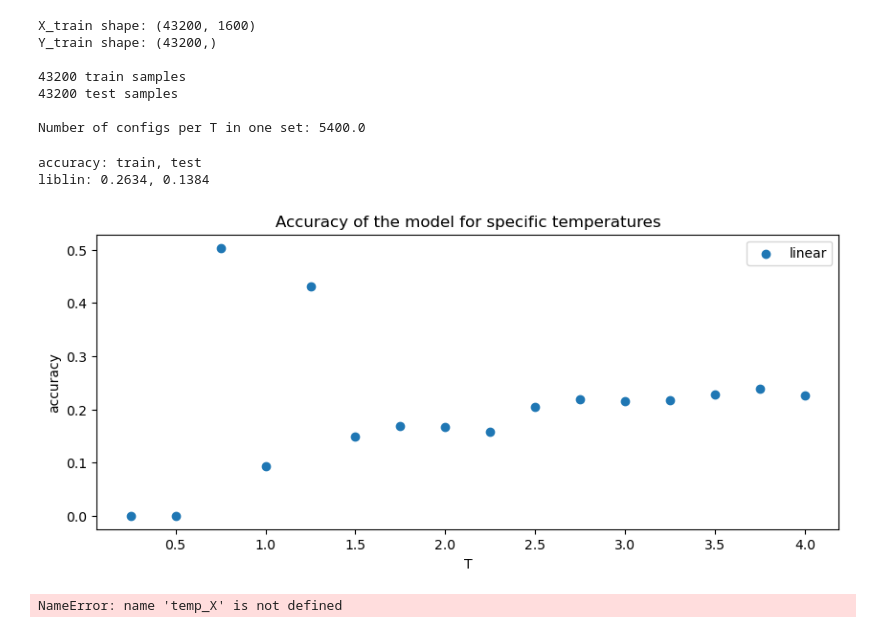
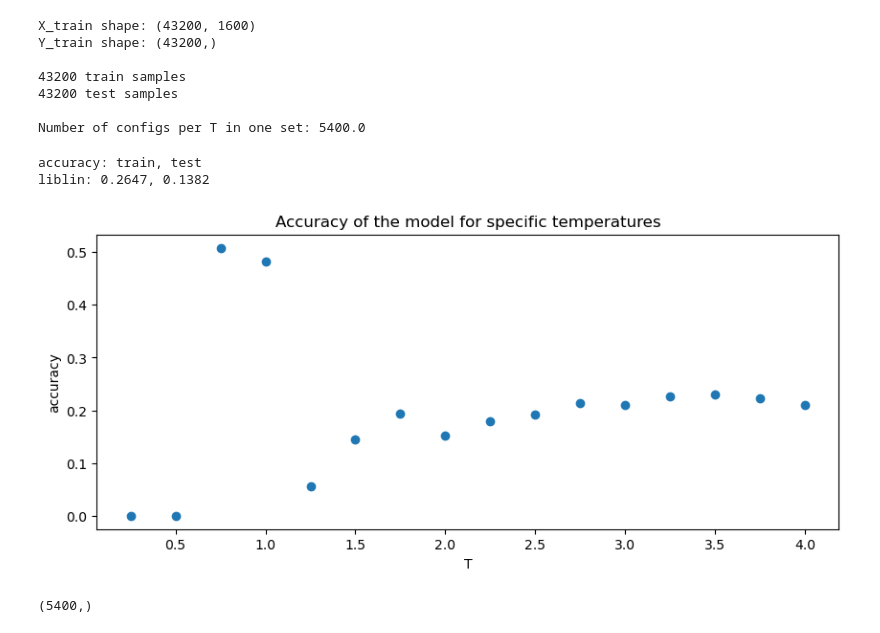
Before and after one commit to MoLydia/MachineLearningOfIsing, a Jupyter notebook: IsingModelSub.ipynb, the cells around one changed output. Saved outputs shown, nothing was run; the diff lists cells and outputs as text; code cells hidden in the pictures.

```diff
--- a/IsingModelSub.ipynb
+++ b/IsingModelSub.ipynb
@@ -762,40 +770,22 @@ test_accuracy_SGD=np.zeros(lmbdas.shape,np.float64)
 # %%
-# loop over regularisation strength
-for i,lmbda in enumerate(lmbdas):
-
-    # define logistic regressor
-    logreg=linear_model.LogisticRegression(C=1.0/1.0,random_state=1,verbose=0,max_iter=1000,tol=1E-5,
+# define logistic regressor
+logreg=linear_model.LogisticRegression(C=1.0/lmbdas,random_state=1,verbose=0,max_iter=1000,tol=1E-5,
                                            solver='liblinear')
 
-    # fit training data
-    logreg.fit(X_train, Y_train)
+# fit training data
+logreg.fit(X_train, Y_train)
 
-    # check accuracy
-    train_accuracy[i]=logreg.score(X_train,Y_train)
-    test_accuracy[i]=logreg.score(X_test,Y_test)
+# check accuracy
+train_accuracy=logreg.score(X_train,Y_train)
+test_accuracy=logreg.score(X_test,Y_test)
 
 
 
-    print('accuracy: train, test')
-    print('liblin: %0.4f, %0.4f' %(train_accuracy[i],test_accuracy[i] ))
-
-    # define SGD-based logistic regression
-    #logreg_SGD = linear_model.SGDClassifier(loss='log_loss', penalty='l2', alpha=lmbda, max_iter=500,
-    #                                       shuffle=True, random_state=1, learning_rate='optimal')
-
-    # fit training data
-    #logreg_SGD.fit(X_train,Y_train)
-
-    # check accuracy
-    #train_accuracy_SGD[i]=logreg_SGD.score(X_train,Y_train)
-    #test_accuracy_SGD[i]=logreg_SGD.score(X_test,Y_test)
-
-    #print('SGD: %0.4f, %0.4f' %(train_accuracy_SGD[i],test_accuracy_SGD[i] ))
-
-    #print(f'finished computing %i/{len(lmbdas)} iterations' %(i+1))
+print('accuracy: train, test')
+print('liblin: %0.4f, %0.4f' %(train_accuracy,test_accuracy))
 # %% [output]
 accuracy: train, test
-liblin: 0.2634, 0.1384
+liblin: 0.2647, 0.1382
 # %%
 X_T=np.concatenate((ordered_X,disordered_X,critical_X))
 Y_T=np.concatenate((ordered_Y,disordered_Y,critical_Y))
@@ -815,14 +803,12 @@ for i in range(len(T)):
 # %%
 fig, ax = plt.subplots(1, figsize = (10,4))
 
 ax.scatter(T,score_per_temp, label = "linear")
-#ax.scatter(T,score_per_temp_SGD, label = "SGD")
 ax.set_xlabel("T")
 ax.set_ylabel("accuracy")
 ax.set_title("Accuracy of the model for specific temperatures")
-ax.legend()
 plt.show()
 # %% [output]
-[figure, old version]
+[figure, new version]
 # %%
 predicts = np.empty((len(T),temp_X[0].shape[0]))
@@ -834,0 +819,4 @@ for i in range(len(T)):
+# %%
+predicts[0,:].shape
+# %% [output]
+(5400,)
@@ -835,4 +828,3 @@ for i in range(len(T)):
 # %%
-M = np.sum(ordered_X, axis=1)/N**2
+M = np.sum(configs, axis=1)/N**2
+M3 = np.sum(configs3, axis=1)/N**2
-# %% [output]
-NameError: name 'temp_X' is not defined
```
Also changed, not shown: parts of 35 cells of this notebook.
